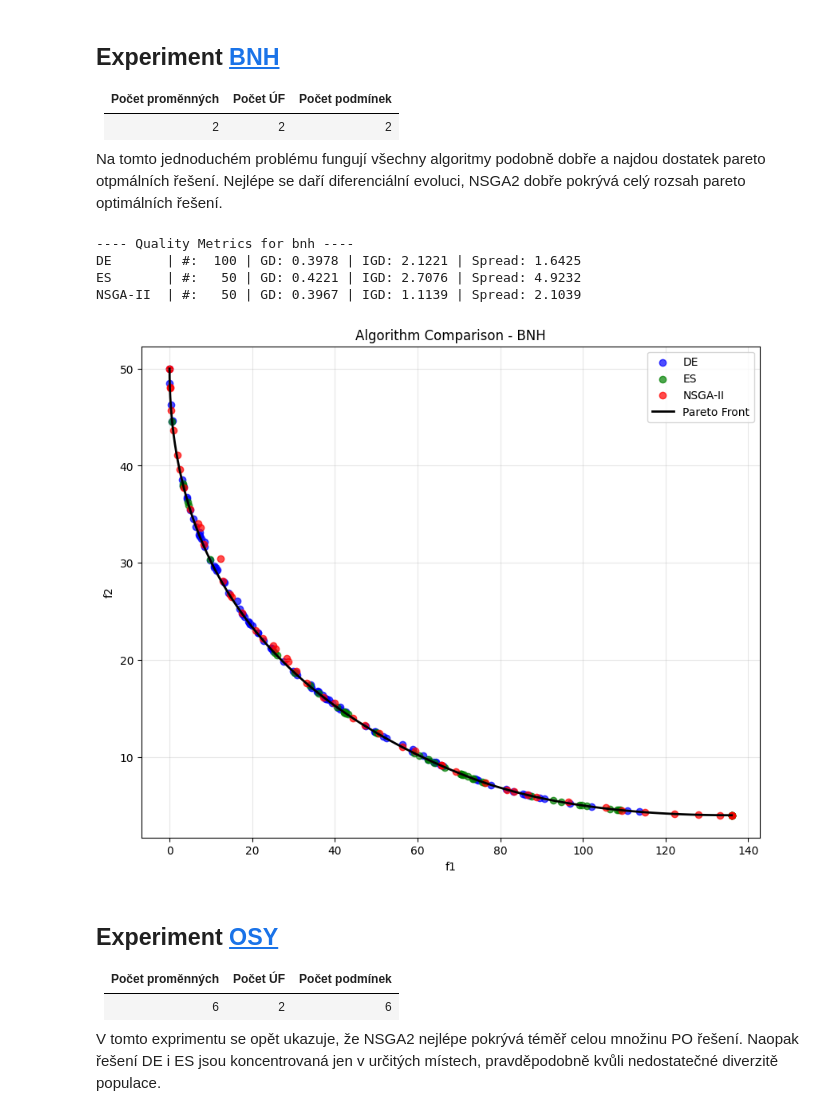
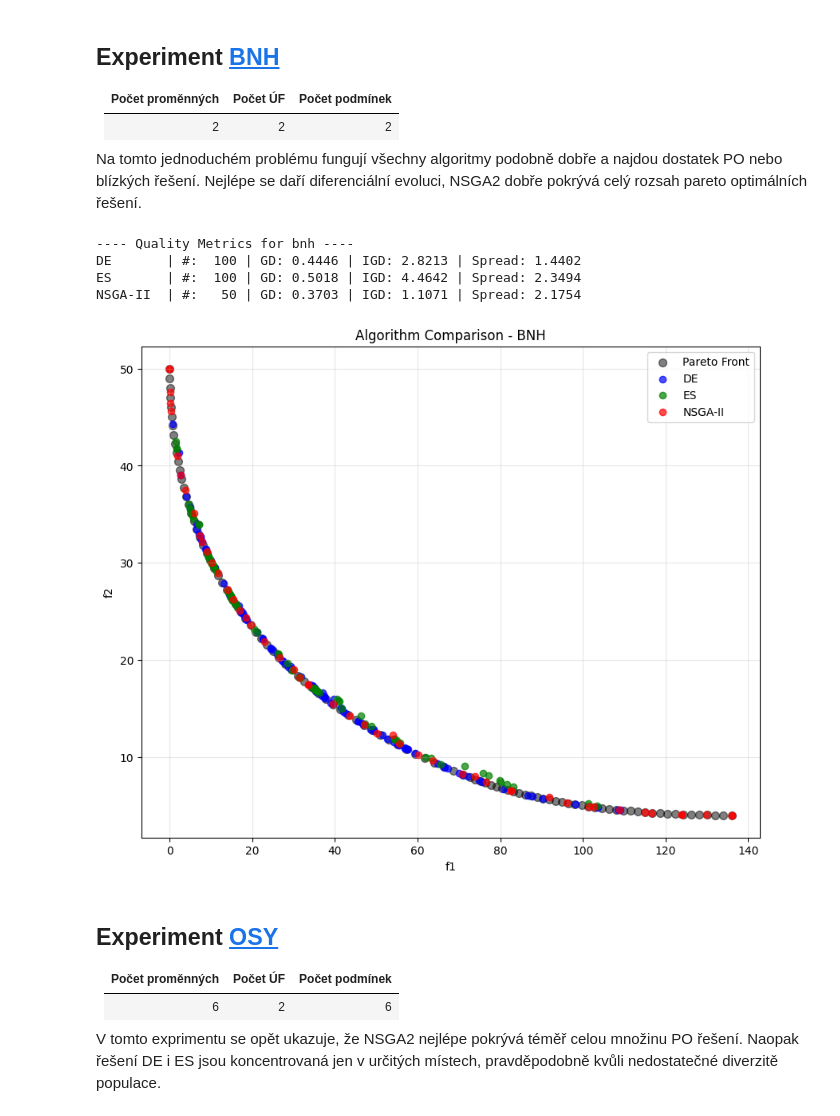
Before and after one commit to davidzemancz/evoptimizer, a Jupyter notebook: experiments.ipynb, the cells around one changed output. Cells and saved outputs as stored; diff of their text form; code cells hidden in the pictures.

```diff
--- a/experiments.ipynb
+++ b/experiments.ipynb
@@ -32,23 +33,23 @@ from experiments import plot_pareto_front, print_quality_metrics
 |------------------ |---------- |----------------   |
 | 2                 | 2         | 2                 |
 
-Na tomto jednoduchém problému fungují všechny algoritmy podobně dobře a najdou dostatek pareto otpmálních řešení.
+Na tomto jednoduchém problému fungují všechny algoritmy podobně dobře a najdou dostatek PO nebo blízkých řešení.
 Nejlépe se daří diferenciální evoluci, NSGA2 dobře pokrývá celý rozsah pareto optimálních řešení.
 # %%
 problem_name = 'bnh'
 problem = get_problem(problem_name)
 de_pop, de_fit = differential_evolution_feasible(problem, pop_size=100, generations=500)
-es_pop, es_fit = evolutionary_strategies_feasible(problem, pop_size=50, generations=100)
+es_pop, es_fit = evolutionary_strategies_feasible(problem, pop_size=100, generations=200)
 nsga2_pop, nsga2_fit = nsga2_feasible(problem, pop_size=50, generations=100)
 
 print_quality_metrics(problem, problem_name, de_fit, es_fit, nsga2_fit)
 plot_pareto_front(problem, problem_name, de_fit, es_fit, nsga2_fit)
 # %% [output]
 ---- Quality Metrics for bnh ----
-DE       | #:  100 | GD: 0.3978 | IGD: 2.1221 | Spread: 1.6425
-ES       | #:   50 | GD: 0.4221 | IGD: 2.7076 | Spread: 4.9232
-NSGA-II  | #:   50 | GD: 0.3967 | IGD: 1.1139 | Spread: 2.1039
+DE       | #:  100 | GD: 0.4446 | IGD: 2.8213 | Spread: 1.4402
+ES       | #:  100 | GD: 0.5018 | IGD: 4.4642 | Spread: 2.3494
+NSGA-II  | #:   50 | GD: 0.3703 | IGD: 1.1071 | Spread: 2.1754
-[figure, old version]
+[figure, new version]
 # %% [markdown]
 ## Experiment [OSY](https://pymoo.org/problems/multi/osy.html)
 | Počet proměnných  | Počet ÚF  | Počet podmínek    |
```
Also changed, not shown: parts of 14 cells of this notebook, 1 other file.
